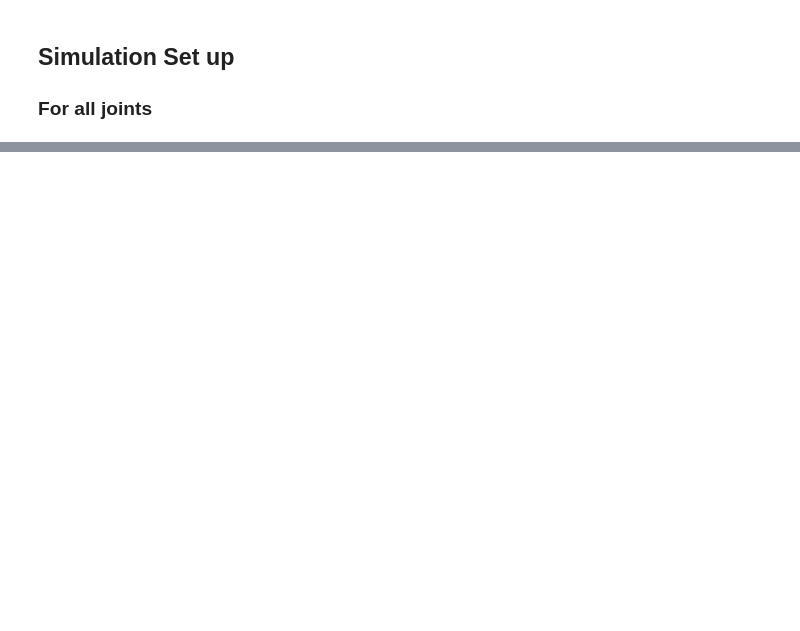
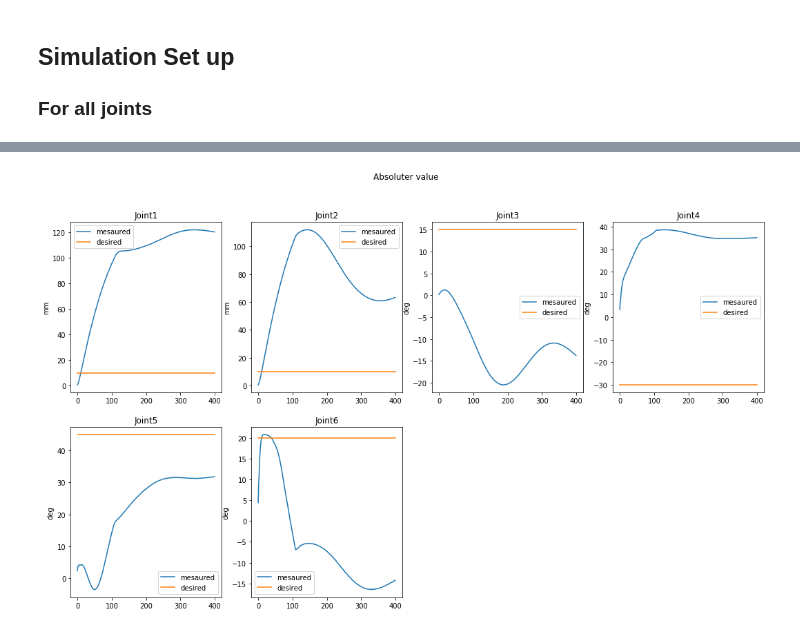
Before and after one commit to renjiezhu/software-for-image-guided-robotics, a Jupyter notebook: vrep_robot_control/Joint_controller_test_Model_Free.ipynb, the cells around one changed output, grey strips where cells are left out. Drawn from its saved outputs; the diff is of its cells as text; code cells hidden in the pictures; blank space fills up the shorter version.

```diff
--- a/vrep_robot_control/Joint_controller_test_Model_Free.ipynb
+++ b/vrep_robot_control/Joint_controller_test_Model_Free.ipynb
@@ -217,17 +180,19 @@ for i in range(7):
 # %%
 # Plot error of position from joint to joint
 plt.figure(figsize=(18,10))
 plt.suptitle('Absoluter value')
-for i in range(7):
+for i in range(6):
     plt.subplot(2,4,i+1)
     plt.title('Joint%d'%(i+1))
     plt.plot(mespos[:, i], label='mesaured')
     plt.plot(depos[:, i], label='desired')
     plt.legend()
     if i in [0,1,6]:
         plt.ylabel('mm')
     else:
         plt.ylabel('deg')
+# %% [output]
+[figure, added]
 # %%
 pr.stop()
 # %%
```
Also changed, not shown: parts of 11 cells of this notebook, 19 other files.
